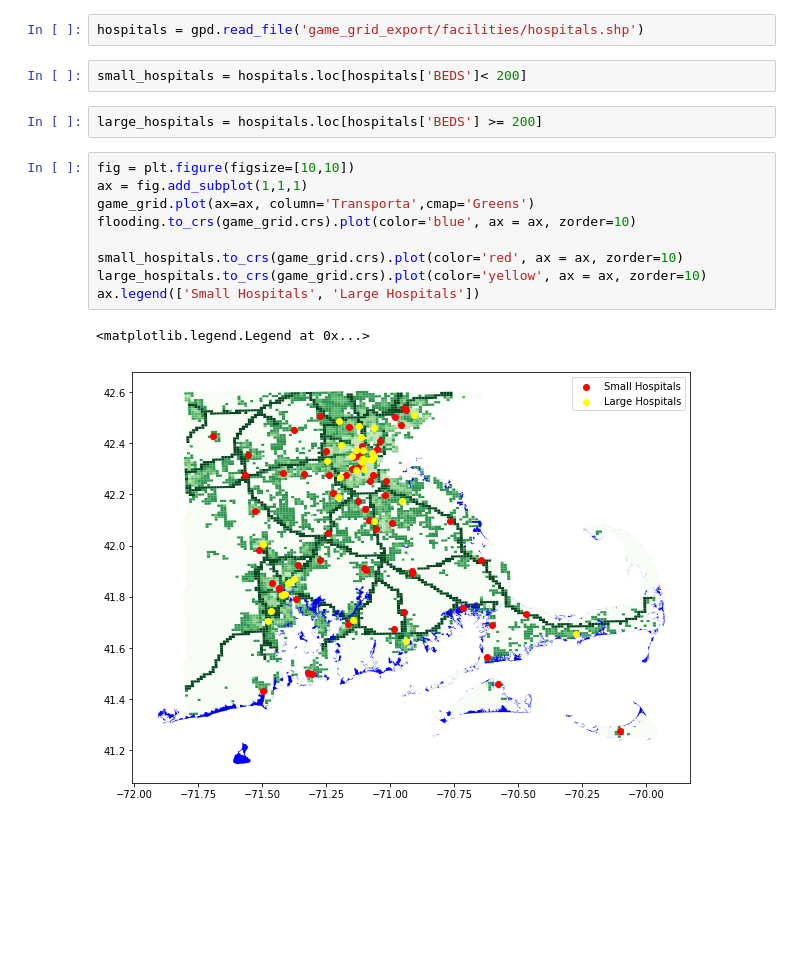
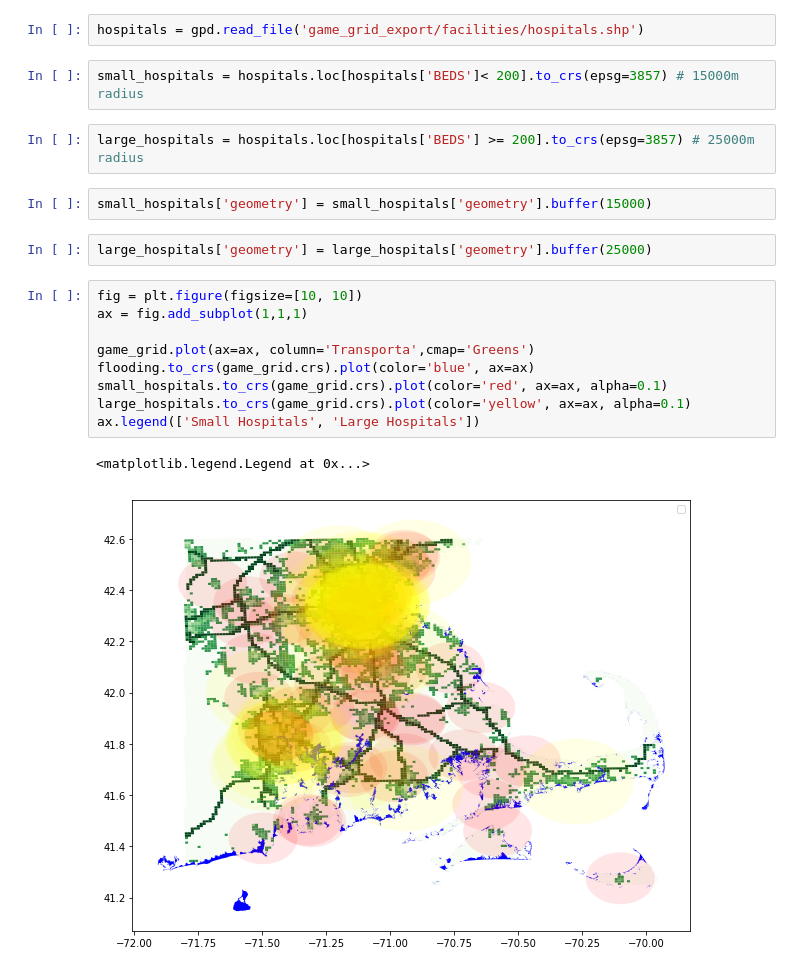
Before and after one commit to bwsi-hadr/08-graph-optimization-tsp-dylan-pham, a Jupyter notebook: Final_exercise_grid.ipynb, the cells around one changed output. Saved outputs shown, nothing was run; the diff lists cells and outputs as text; blank space fills up the shorter version.

```diff
--- a/Final_exercise_grid.ipynb
+++ b/Final_exercise_grid.ipynb
@@ -119,18 +98,22 @@ flooding = gpd.read_file('game_grid_export/flooding.shp')
 # %%
 hospitals = gpd.read_file('game_grid_export/facilities/hospitals.shp')
 # %%
-small_hospitals = hospitals.loc[hospitals['BEDS']< 200]
+small_hospitals = hospitals.loc[hospitals['BEDS']< 200].to_crs(epsg=3857) # 15000m radius
 # %%
-large_hospitals = hospitals.loc[hospitals['BEDS'] >= 200]
+large_hospitals = hospitals.loc[hospitals['BEDS'] >= 200].to_crs(epsg=3857) # 25000m radius
+# %%
+small_hospitals['geometry'] = small_hospitals['geometry'].buffer(15000)
+# %%
+large_hospitals['geometry'] = large_hospitals['geometry'].buffer(25000)
 # %%
-fig = plt.figure(figsize=[10,10])
+fig = plt.figure(figsize=[10, 10])
 ax = fig.add_subplot(1,1,1)
+
 game_grid.plot(ax=ax, column='Transporta',cmap='Greens')
-flooding.to_crs(game_grid.crs).plot(color='blue', ax = ax, zorder=10)
-
-small_hospitals.to_crs(game_grid.crs).plot(color='red', ax = ax, zorder=10)
-large_hospitals.to_crs(game_grid.crs).plot(color='yellow', ax = ax, zorder=10)
+flooding.to_crs(game_grid.crs).plot(color='blue', ax=ax)
+small_hospitals.to_crs(game_grid.crs).plot(color='red', ax=ax, alpha=0.1)
+large_hospitals.to_crs(game_grid.crs).plot(color='yellow', ax=ax, alpha=0.1)
 ax.legend(['Small Hospitals', 'Large Hospitals'])
 # %% [output]
 <matplotlib.legend.Legend at 0x...>
-[figure, old version]
+[figure, new version]
```
Also changed, not shown: parts of 2 cells of this notebook.
